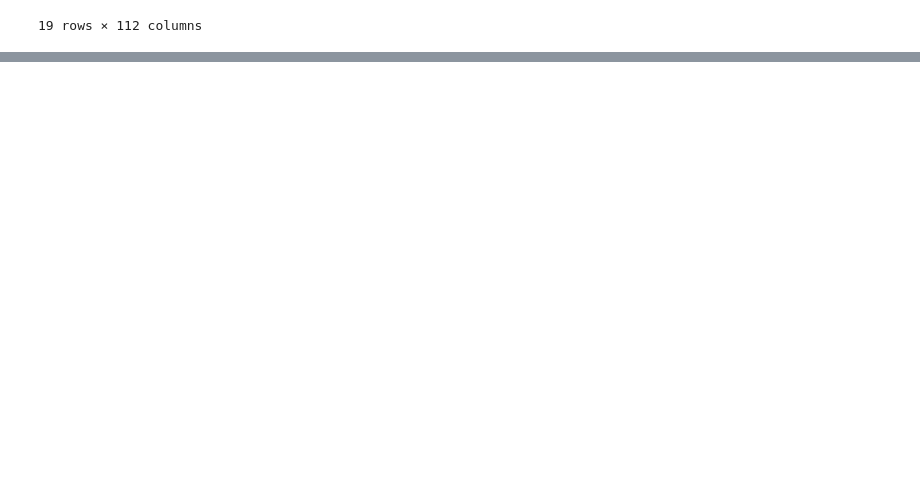
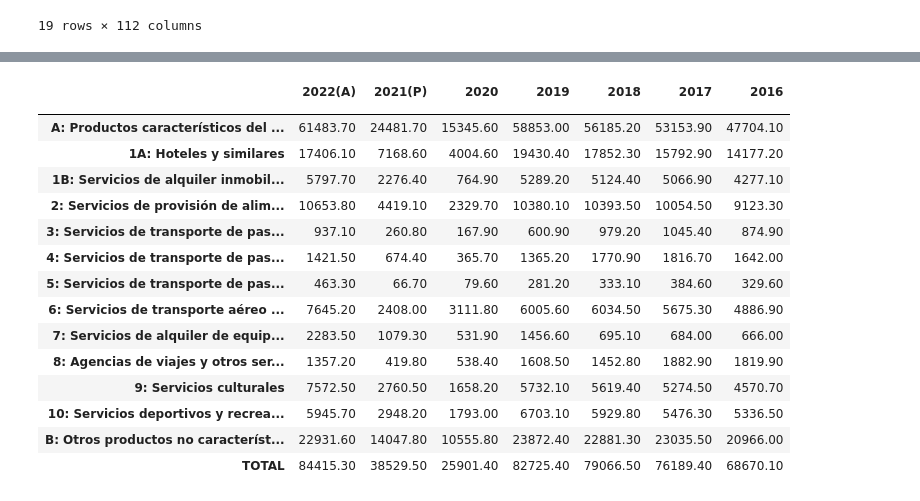
Before and after one commit to Cristianvas198/EDA_Turismo, a Jupyter notebook: turismo.ipynb, the cells around one changed output, grey strips where cells are left out. Cells and saved outputs as stored; diff of their text form; code cells hidden in the pictures; blank space fills up the shorter version.

```diff
--- a/turismo.ipynb
+++ b/turismo.ipynb
@@ -150,3 +150,11 @@ motivo
 19 rows × 112 columns
 # %%
 motivo.to_csv('./data/datos_motivo.csv')
+# %%
+pais = pd.read_excel("./data/Gasto_segun_paisxlsx.xlsx")
+pais = pais.set_index(pais.columns[0])
+
+for b in pais.columns:
+    pais[b] = pd.to_numeric(pais[b], errors="coerce") #Esto convierte algunos valores a float y otros a int.
+
+pd.set_option("display.float_format", "{:.2f}".format)
@@ -152,0 +185,27 @@ motivo.to_csv('./data/datos_motivo.csv')
+# %%
+sector = pd.read_excel("./data/Gasto_por_sector.xlsx")
+sector = sector.set_index(sector.columns[0])
+
+for c in sector.columns:
+    sector[c] = pd.to_numeric(sector[c], errors="coerce") #Esto convierte algunos valores a float y otros a int.
+
+pd.set_option("display.float_format", "{:.2f}".format)
+# %%
+sector
+# %% [output]
+|  | 2022(A) | 2021(P) | 2020 | 2019 | 2018 | 2017 | 2016 |
+|  |  |  |  |  |  |  |  |
+| A: Productos característicos del ... | 61483.70 | 24481.70 | 15345.60 | 58853.00 | 56185.20 | 53153.90 | 47704.10 |
+| 1A: Hoteles y similares | 17406.10 | 7168.60 | 4004.60 | 19430.40 | 17852.30 | 15792.90 | 14177.20 |
+| 1B: Servicios de alquiler inmobil... | 5797.70 | 2276.40 | 764.90 | 5289.20 | 5124.40 | 5066.90 | 4277.10 |
+| 2: Servicios de provisión de alim... | 10653.80 | 4419.10 | 2329.70 | 10380.10 | 10393.50 | 10054.50 | 9123.30 |
+| 3: Servicios de transporte de pas... | 937.10 | 260.80 | 167.90 | 600.90 | 979.20 | 1045.40 | 874.90 |
+| 4: Servicios de transporte de pas... | 1421.50 | 674.40 | 365.70 | 1365.20 | 1770.90 | 1816.70 | 1642.00 |
+| 5: Servicios de transporte de pas... | 463.30 | 66.70 | 79.60 | 281.20 | 333.10 | 384.60 | 329.60 |
+| 6: Servicios de transporte aéreo ... | 7645.20 | 2408.00 | 3111.80 | 6005.60 | 6034.50 | 5675.30 | 4886.90 |
+| 7: Servicios de alquiler de equip... | 2283.50 | 1079.30 | 531.90 | 1456.60 | 695.10 | 684.00 | 666.00 |
+| 8: Agencias de viajes y otros ser... | 1357.20 | 419.80 | 538.40 | 1608.50 | 1452.80 | 1882.90 | 1819.90 |
+| 9: Servicios culturales | 7572.50 | 2760.50 | 1658.20 | 5732.10 | 5619.40 | 5274.50 | 4570.70 |
+| 10: Servicios deportivos y recrea... | 5945.70 | 2948.20 | 1793.00 | 6703.10 | 5929.80 | 5476.30 | 5336.50 |
+| B: Otros productos no característ... | 22931.60 | 14047.80 | 10555.80 | 23872.40 | 22881.30 | 23035.50 | 20966.00 |
+| TOTAL | 84415.30 | 38529.50 | 25901.40 | 82725.40 | 79066.50 | 76189.40 | 68670.10 |
```
Also changed, not shown: parts of 3 cells of this notebook, 3 other files.
